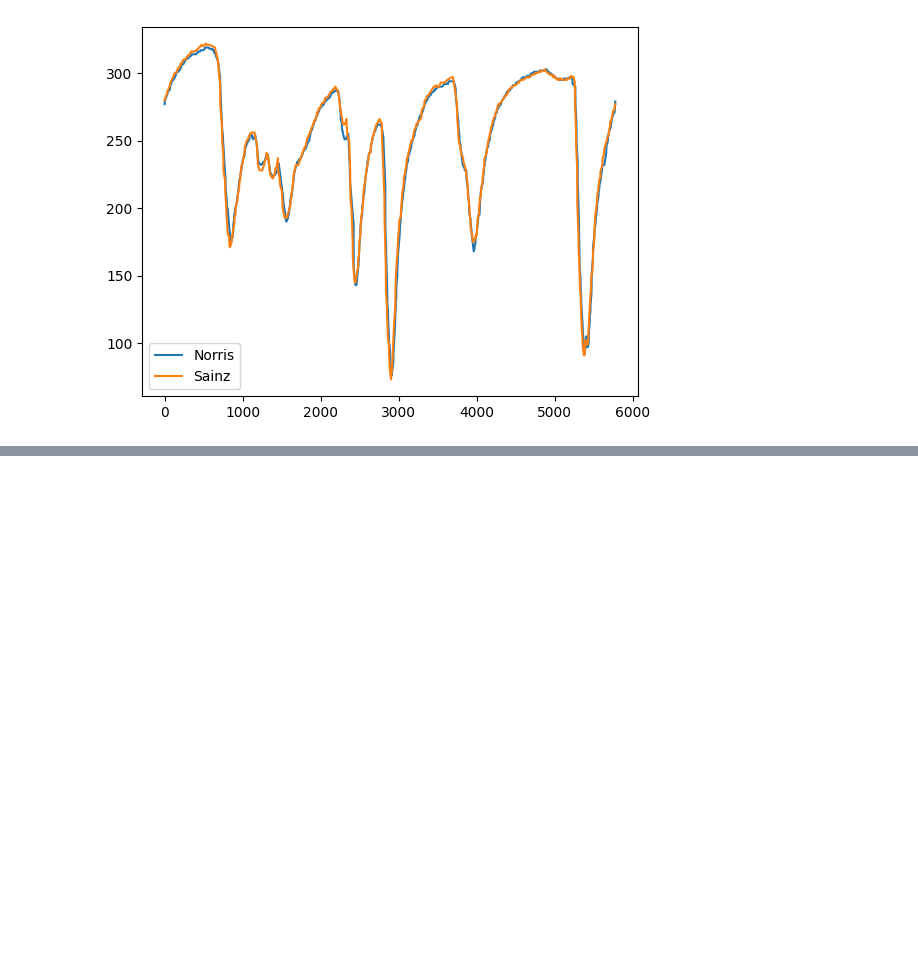
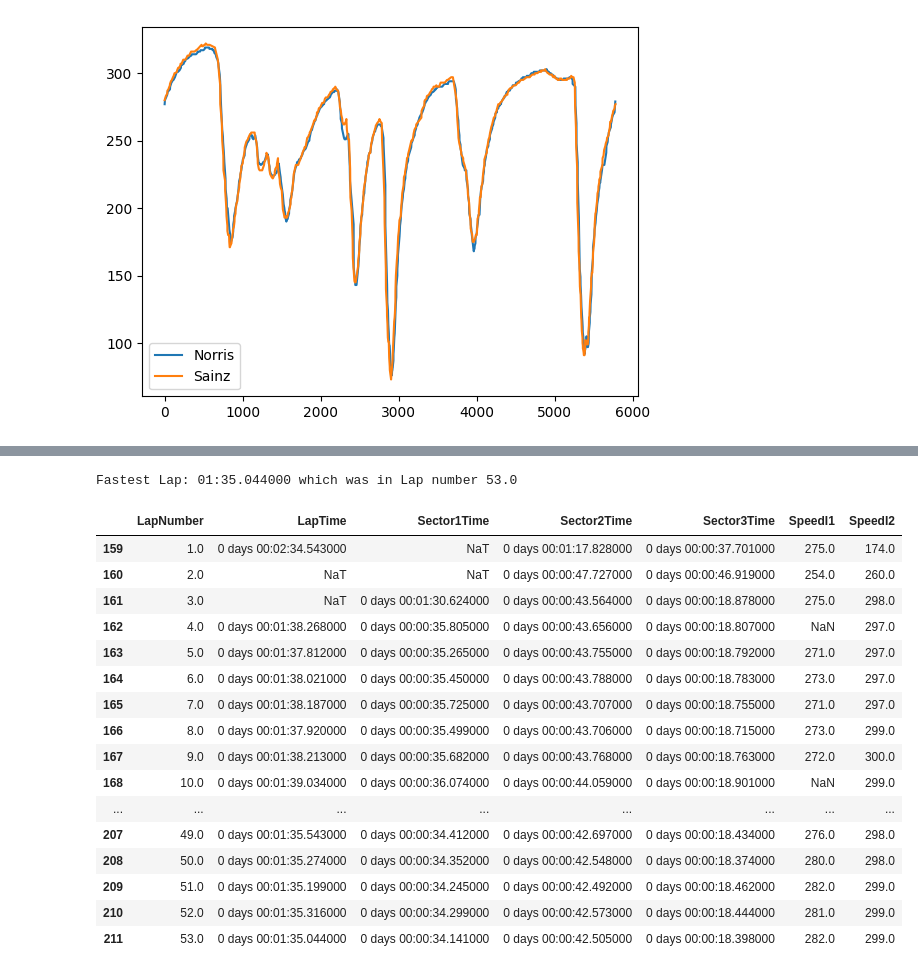
Before and after one commit to SohamDesai1/F1-data-analysis, a Jupyter notebook: 2024 season/japan_gp.ipynb, the cells around one changed output, grey strips where cells are left out. Cells and saved outputs as stored; diff of their text form; code cells hidden in the pictures; blank space fills up the shorter version.

```diff
--- a/2024 season/japan_gp.ipynb
+++ b/2024 season/japan_gp.ipynb
@@ -217,0 +388,28 @@ plt.show()
+# %%
+leclerc_race = race.laps.pick_driver("LEC")
+fastest_lap_lec_race = leclerc_race.pick_fastest().LapTime
+lec_race_lap_time = leclerc_race['LapTime']
+lec_race_sec1 = leclerc_race['Sector1Time']
+lec_race_sec2 = leclerc_race['Sector2Time']
+lec_race_sec3 = leclerc_race['Sector3Time']
+print("Fastest Lap:",convert_to_normal(fastest_lap_lec_race),"which was in Lap number",leclerc_race.pick_fastest().LapNumber)
+leclerc_race.loc[:,["LapNumber","LapTime","Sector1Time","Sector2Time","Sector3Time","SpeedI1","SpeedI2"]]
+# %% [output]
+Fastest Lap: 01:35.044000 which was in Lap number 53.0
+|  | LapNumber | LapTime | Sector1Time | Sector2Time | Sector3Time | SpeedI1 | SpeedI2 |
+| 159 | 1.0 | 0 days 00:02:34.543000 | NaT | 0 days 00:01:17.828000 | 0 days 00:00:37.701000 | 275.0 | 174.0 |
+| 160 | 2.0 | NaT | NaT | 0 days 00:00:47.727000 | 0 days 00:00:46.919000 | 254.0 | 260.0 |
+| 161 | 3.0 | NaT | 0 days 00:01:30.624000 | 0 days 00:00:43.564000 | 0 days 00:00:18.878000 | 275.0 | 298.0 |
+| 162 | 4.0 | 0 days 00:01:38.268000 | 0 days 00:00:35.805000 | 0 days 00:00:43.656000 | 0 days 00:00:18.807000 | NaN | 297.0 |
+| 163 | 5.0 | 0 days 00:01:37.812000 | 0 days 00:00:35.265000 | 0 days 00:00:43.755000 | 0 days 00:00:18.792000 | 271.0 | 297.0 |
+| 164 | 6.0 | 0 days 00:01:38.021000 | 0 days 00:00:35.450000 | 0 days 00:00:43.788000 | 0 days 00:00:18.783000 | 273.0 | 297.0 |
+| 165 | 7.0 | 0 days 00:01:38.187000 | 0 days 00:00:35.725000 | 0 days 00:00:43.707000 | 0 days 00:00:18.755000 | 271.0 | 297.0 |
+| 166 | 8.0 | 0 days 00:01:37.920000 | 0 days 00:00:35.499000 | 0 days 00:00:43.706000 | 0 days 00:00:18.715000 | 273.0 | 299.0 |
+| 167 | 9.0 | 0 days 00:01:38.213000 | 0 days 00:00:35.682000 | 0 days 00:00:43.768000 | 0 days 00:00:18.763000 | 272.0 | 300.0 |
+| 168 | 10.0 | 0 days 00:01:39.034000 | 0 days 00:00:36.074000 | 0 days 00:00:44.059000 | 0 days 00:00:18.901000 | NaN | 299.0 |
+| ... | ... | ... | ... | ... | ... | ... | ... |
+| 207 | 49.0 | 0 days 00:01:35.543000 | 0 days 00:00:34.412000 | 0 days 00:00:42.697000 | 0 days 00:00:18.434000 | 276.0 | 298.0 |
+| 208 | 50.0 | 0 days 00:01:35.274000 | 0 days 00:00:34.352000 | 0 days 00:00:42.548000 | 0 days 00:00:18.374000 | 280.0 | 298.0 |
+| 209 | 51.0 | 0 days 00:01:35.199000 | 0 days 00:00:34.245000 | 0 days 00:00:42.492000 | 0 days 00:00:18.462000 | 282.0 | 299.0 |
+| 210 | 52.0 | 0 days 00:01:35.316000 | 0 days 00:00:34.299000 | 0 days 00:00:42.573000 | 0 days 00:00:18.444000 | 281.0 | 299.0 |
+| 211 | 53.0 | 0 days 00:01:35.044000 | 0 days 00:00:34.141000 | 0 days 00:00:42.505000 | 0 days 00:00:18.398000 | 282.0 | 299.0 |
```
Also changed, not shown: parts of 14 cells of this notebook.
